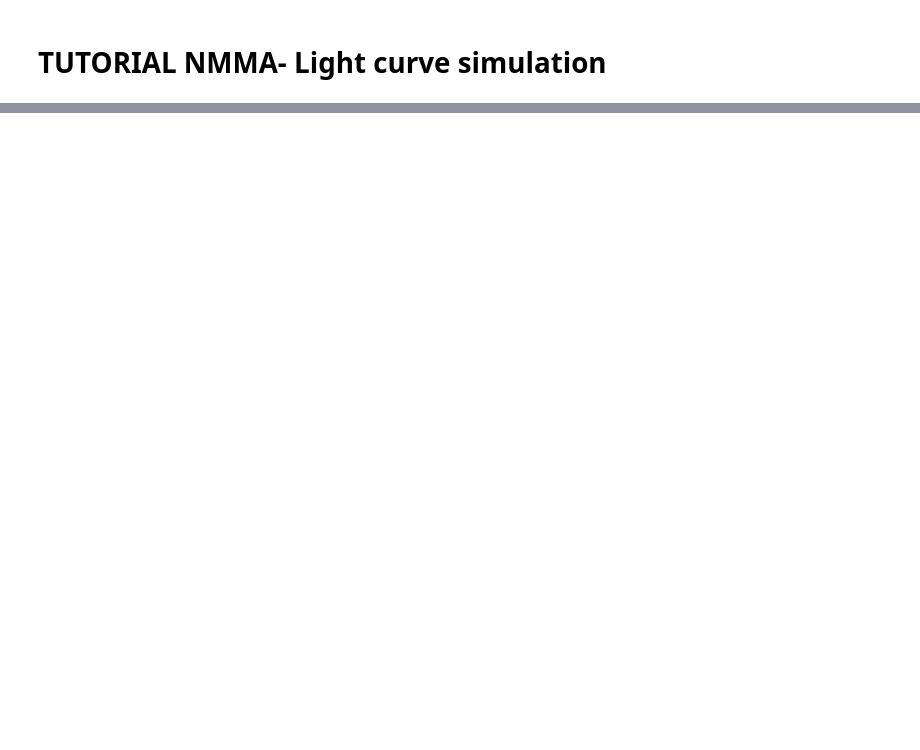
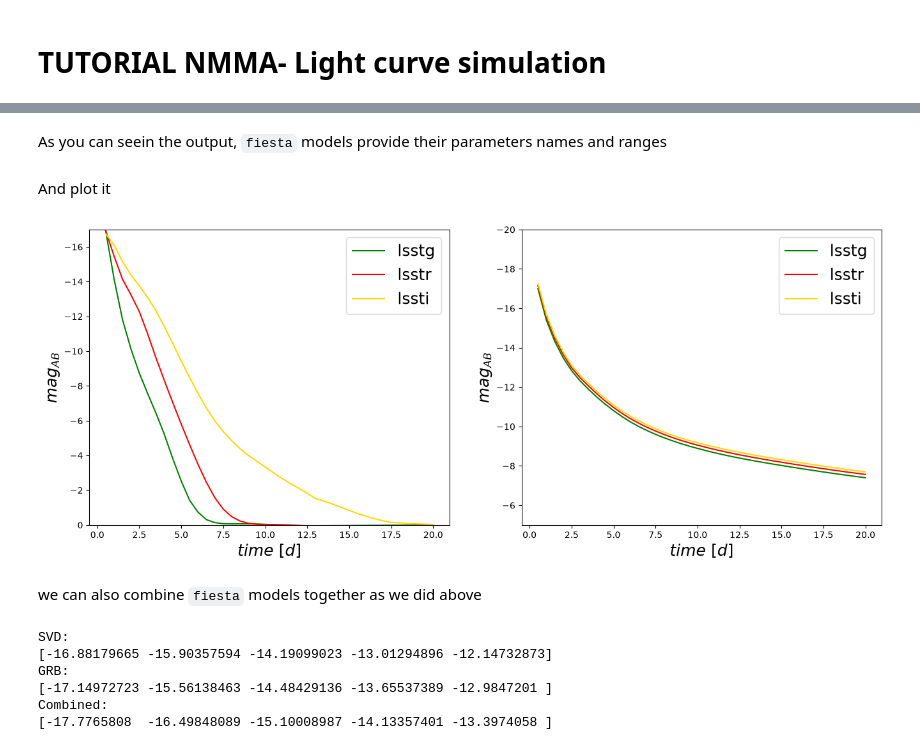
Before and after one commit to nuclear-multimessenger-astronomy/nmma, a Jupyter notebook: tutorials/tutorial-lightcurve_simulation.ipynb, the cells around one changed output, grey strips where cells are left out. Cells and saved outputs as stored; diff of their text form; code cells hidden in the pictures; blank space fills up the shorter version.

```diff
--- a/tutorials/tutorial-lightcurve_simulation.ipynb
+++ b/tutorials/tutorial-lightcurve_simulation.ipynb
@@ -418,0 +282,15 @@ plt.show()
+# %%
+# Kilonova model
+
+# model name
+fiesta_kn_name = 'Bu2026_MLP'
+
+# filters, fiesta model can use any sncosmo filters such as the lsst filters that are unusable for the SVD model
+filters = ['lsstg','lsstr','lssti']
+
+fiesta_kn_model = FiestaKilonovaModel(model=fiesta_kn_name, filters=filters)
+
+
+# GRB model
+fiesta_grb_name = 'afgpy_tophat_CVAE'
+fiesta_grb_model = FiestaGRBModel(model=fiesta_grb_name, filters=filters)
@@ -418,0 +315,2 @@ plt.show()
+# %% [markdown]
+As you can seein the output, `fiesta` models provide their parameters names and ranges
@@ -418,0 +343,57 @@ plt.show()
+# %% [markdown]
+And plot it
+# %%
+fig, ax = plt.subplots(1,2,figsize=(16,6))
+colors = {'lsstg':'green','lsstr':'red','lssti':'gold'}
+for f in filters:
+    m_kn = np.array(fiesta_kn_mag[f])
+    m_grb = np.array(fiesta_grb_mag[f])
+    ax[0].plot(sample_times, m_kn,'-', label=f,color=colors[f])
+    ax[1].plot(sample_times, m_grb,'-', label=f,color=colors[f])
+    ax[0].set_ylabel(r'$mag_{AB}$', fontsize=18)
+    ax[1].set_ylabel(r'$mag_{AB}$', fontsize=18)
+    ax[0].set_xlabel(r'$time~[d]$', fontsize=18)
+    ax[1].set_xlabel(r'$time~[d]$', fontsize=18)
+    ax[0].ticklabel_format(useOffset=False)
+    ax[1].ticklabel_format(useOffset=False)
+    #ax.set_xscale('log')
+    ax[0].set_ylim([0,-17])
+    ax[1].set_ylim([-5,-20])
+    ax[0].legend(fontsize=18)
+    ax[1].legend(fontsize=18)
+plt.show()
+# %% [output]
+[figure, added]
+# %% [markdown]
+we can also combine `fiesta` models together as we did above
+# %%
+models = [fiesta_kn_model, fiesta_grb_model]
+combine_lc = CombinedLightCurveModelContainer(models=models)
+param_combine={
+}
+param_combine.update(fiesta_kn_params)
+param_combine.update(fiesta_grb_params)
+
+
+mag_kn_fiesta = fiesta_kn_model.generate_lightcurve(sample_times, param_combine)
+mag_grb_fiesta = fiesta_grb_model.generate_lightcurve(sample_times, param_combine)
+
+f = "lsstr"
+
+print("SVD:")
+print(mag_kn_fiesta[f][:5])
+
+print("GRB:")
+print(mag_grb_fiesta[f][:5])
+
+mag_combined_fiesta =combine_lc.generate_lightcurve(sample_times, param_combine)
+
+print("Combined:")
+print(mag_combined_fiesta[f][:5])
+# %% [output]
+SVD:
+[-16.88179665 -15.90357594 -14.19099023 -13.01294896 -12.14732873]
+GRB:
+[-17.14972723 -15.56138463 -14.48429136 -13.65537389 -12.9847201 ]
+Combined:
+[-17.7765808  -16.49848089 -15.10008987 -14.13357401 -13.3974058 ]
```
Also changed, not shown: parts of 54 cells of this notebook, 2 other files.
